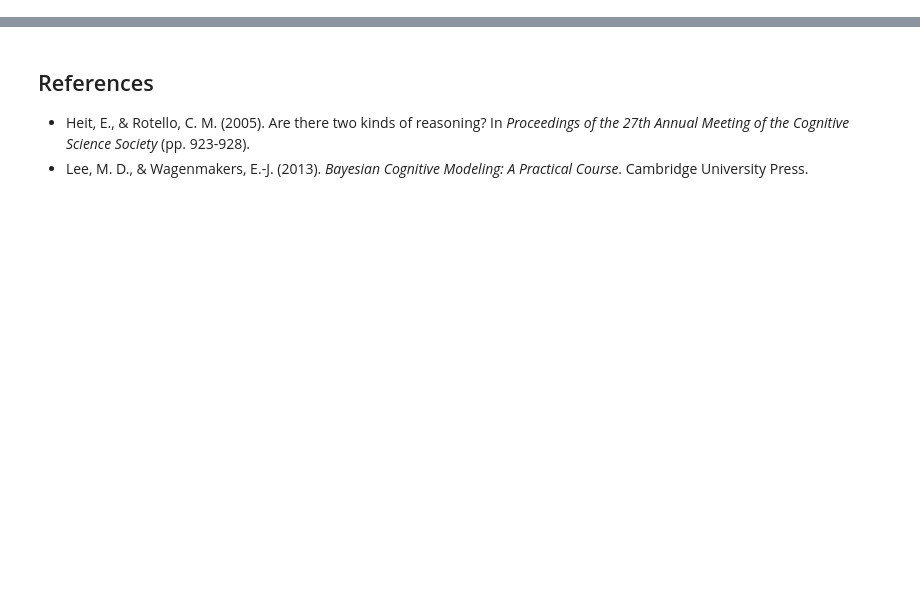
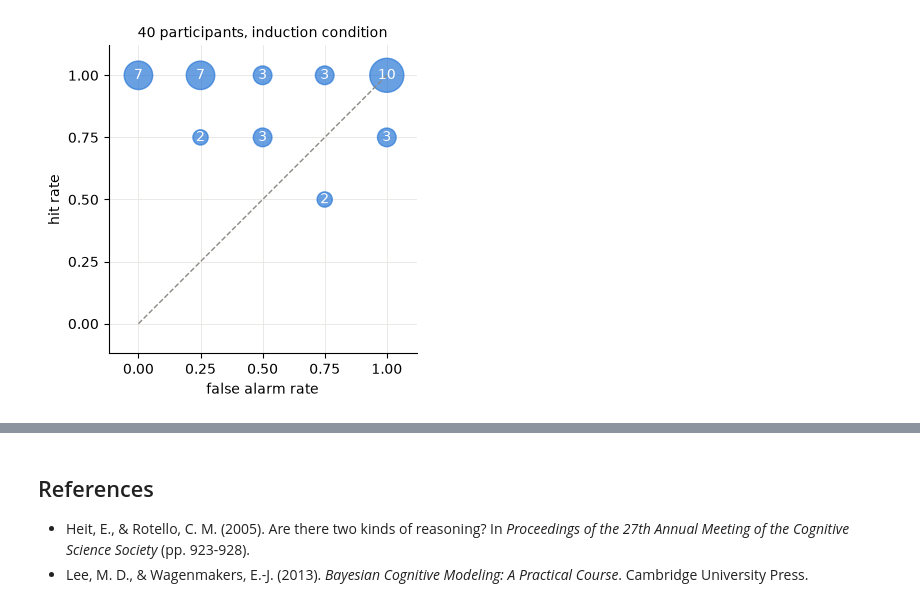
Before and after one commit to florence-bockting/elicito, a Jupyter notebook: docs/case-studies/signal-detection-theory.ipynb, the cells around one changed output, grey strips where cells are left out. Drawn from its saved outputs; the diff is of its cells as text; code cells hidden in the pictures; blank space fills up the shorter version.

Commit message:
docs: rewrite the signal detection theory case study as a narrative with figures

```diff
--- a/docs/case-studies/signal-detection-theory.ipynb
+++ b/docs/case-studies/signal-detection-theory.ipynb
@@ -29,14 +95,34 @@ if os.path.isdir("docs/case-studies"):
 # %%
-from typing import Any
-
-import numpy as np
-import pymc as pm
-import tensorflow as tf
-import tensorflow_probability as tfp
-from scipy import stats
-
-from elicito.adapter import pymc as adapter_pymc
-
-SEED = tf.constant([2013, 11], dtype=tf.int32)
-DRAWS = 10_000
+table = np.loadtxt("data/heit_rotello_std_i.csv", delimiter=",", skiprows=1)
+h, f, mi, cr = table[:, 1:].astype(int).T
+s, n = h + mi, f + cr  # signal trials and noise trials
+k = len(table)  # participants
+assert (s == 4).all() and (n == 4).all()  # noqa: PLR2004
+# %%
+grid = np.arange(5)
+count = np.zeros((5, 5), dtype=int)
+np.add.at(count, (f, h), 1)
+fa_grid, hit_grid = np.meshgrid(grid, grid, indexing="ij")
+
+fig, ax = plt.subplots(figsize=(4.5, 4))
+mask = count > 0
+ax.scatter(
+    fa_grid[mask] / 4, hit_grid[mask] / 4, s=60 * count[mask], color=BLUE, alpha=0.7
+)
+for i, j in zip(*np.nonzero(mask)):
+    ax.text(i / 4, j / 4, count[i, j], ha="center", va="center", color="white")
+ax.plot([0, 1], [0, 1], ls="--", color=GREY, lw=1)
+ax.set(
+    xlabel="false alarm rate",
+    ylabel="hit rate",
+    xlim=(-0.12, 1.12),
+    ylim=(-0.12, 1.12),
+    xticks=grid / 4,
+    yticks=grid / 4,
+    title=f"{k} participants, induction condition",
+)
+ax.set_aspect("equal")
+plt.show()
+# %% [output]
+[figure, added]
 # %% [markdown]
```
Also changed, not shown: parts of 28 cells of this notebook, 1 other file.
